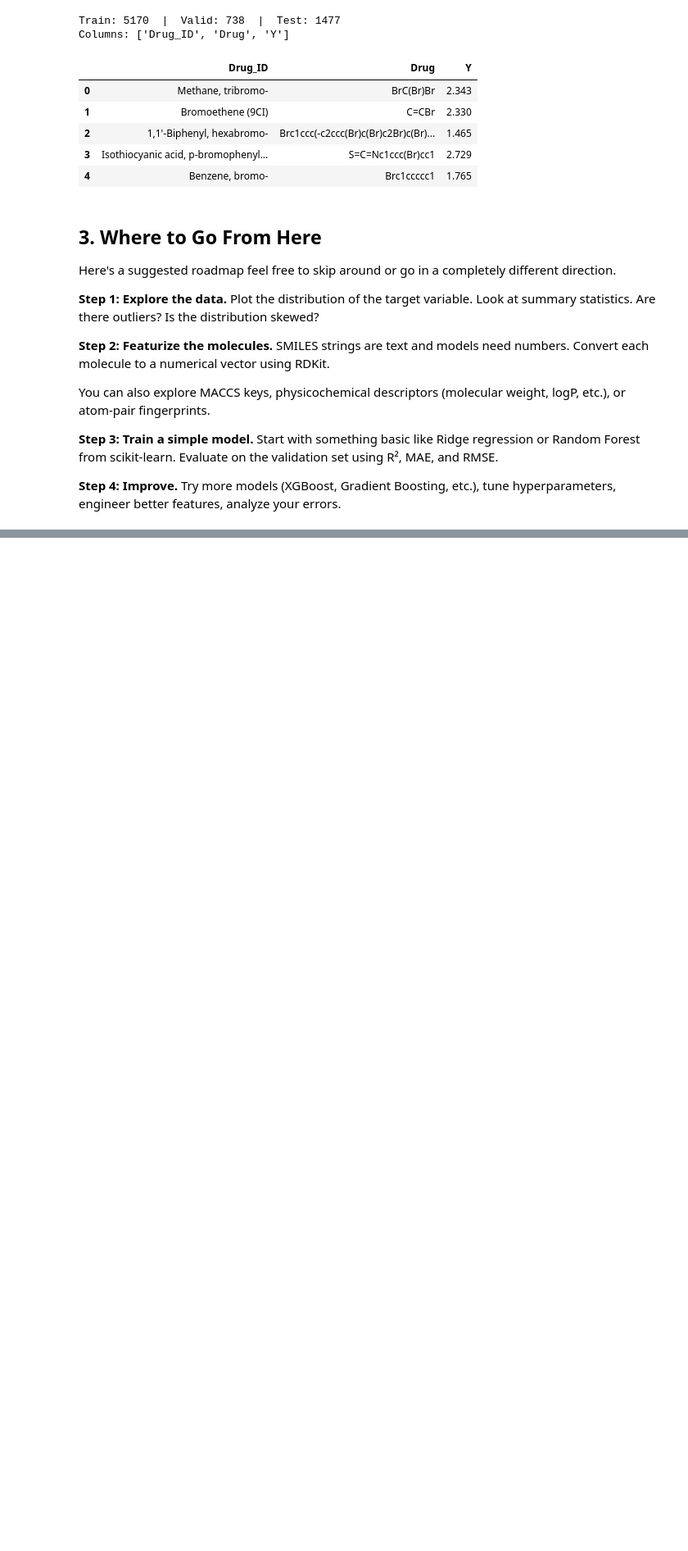
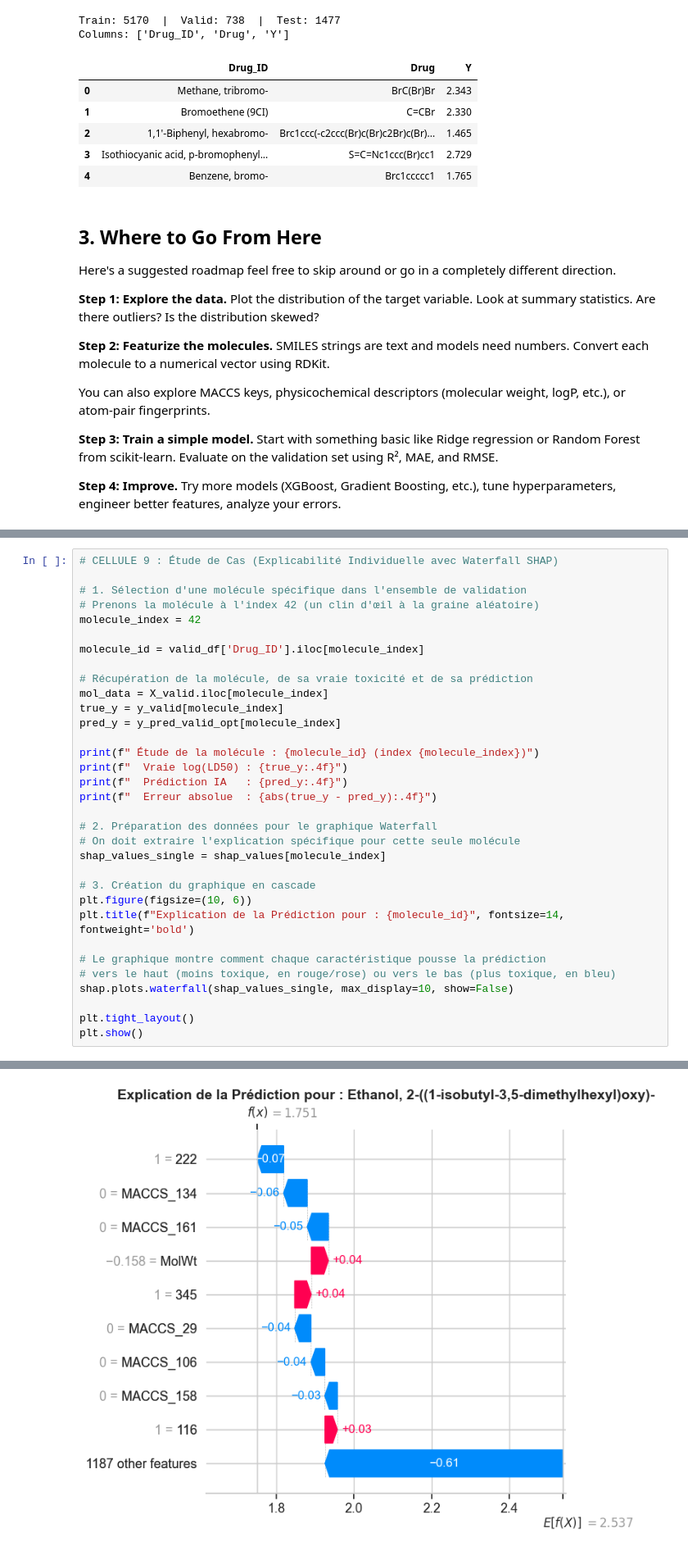
Before and after one commit to NakbeWalid/LD50_PharmaHacks, a Jupyter notebook: project/notebooks/ld50_starter.ipynb, the cells around one changed output, grey strips where cells are left out. Shown at 82% size. Drawn from its saved outputs; the diff is of its cells as text; blank space fills up the shorter version.

```diff
--- a/project/notebooks/ld50_starter.ipynb
+++ b/project/notebooks/ld50_starter.ipynb
@@ -78,0 +332,34 @@ You can also explore MACCS keys, physicochemical descriptors (molecular weight,
+# %%
+# CELLULE 9 : Étude de Cas (Explicabilité Individuelle avec Waterfall SHAP)
+
+# 1. Sélection d'une molécule spécifique dans l'ensemble de validation
+# Prenons la molécule à l'index 42 (un clin d'œil à la graine aléatoire)
+molecule_index = 42
+
+molecule_id = valid_df['Drug_ID'].iloc[molecule_index]
+
+# Récupération de la molécule, de sa vraie toxicité et de sa prédiction
+mol_data = X_valid.iloc[molecule_index]
+true_y = y_valid[molecule_index]
+pred_y = y_pred_valid_opt[molecule_index]
+
+print(f" Étude de la molécule : {molecule_id} (index {molecule_index})")
+print(f"  Vraie log(LD50) : {true_y:.4f}")
+print(f"  Prédiction IA   : {pred_y:.4f}")
+print(f"  Erreur absolue  : {abs(true_y - pred_y):.4f}")
+
+# 2. Préparation des données pour le graphique Waterfall
+# On doit extraire l'explication spécifique pour cette seule molécule
+shap_values_single = shap_values[molecule_index]
+
+# 3. Création du graphique en cascade
+plt.figure(figsize=(10, 6))
+plt.title(f"Explication de la Prédiction pour : {molecule_id}", fontsize=14, fontweight='bold')
+
+# Le graphique montre comment chaque caractéristique pousse la prédiction
+# vers le haut (moins toxique, en rouge/rose) ou vers le bas (plus toxique, en bleu)
+shap.plots.waterfall(shap_values_single, max_display=10, show=False)
+
+plt.tight_layout()
+plt.show()
+# %% [output]
@@ -78,0 +370 @@ You can also explore MACCS keys, physicochemical descriptors (molecular weight,
+[figure, added]
```
Also changed, not shown: parts of 10 cells of this notebook, 2 other files.
